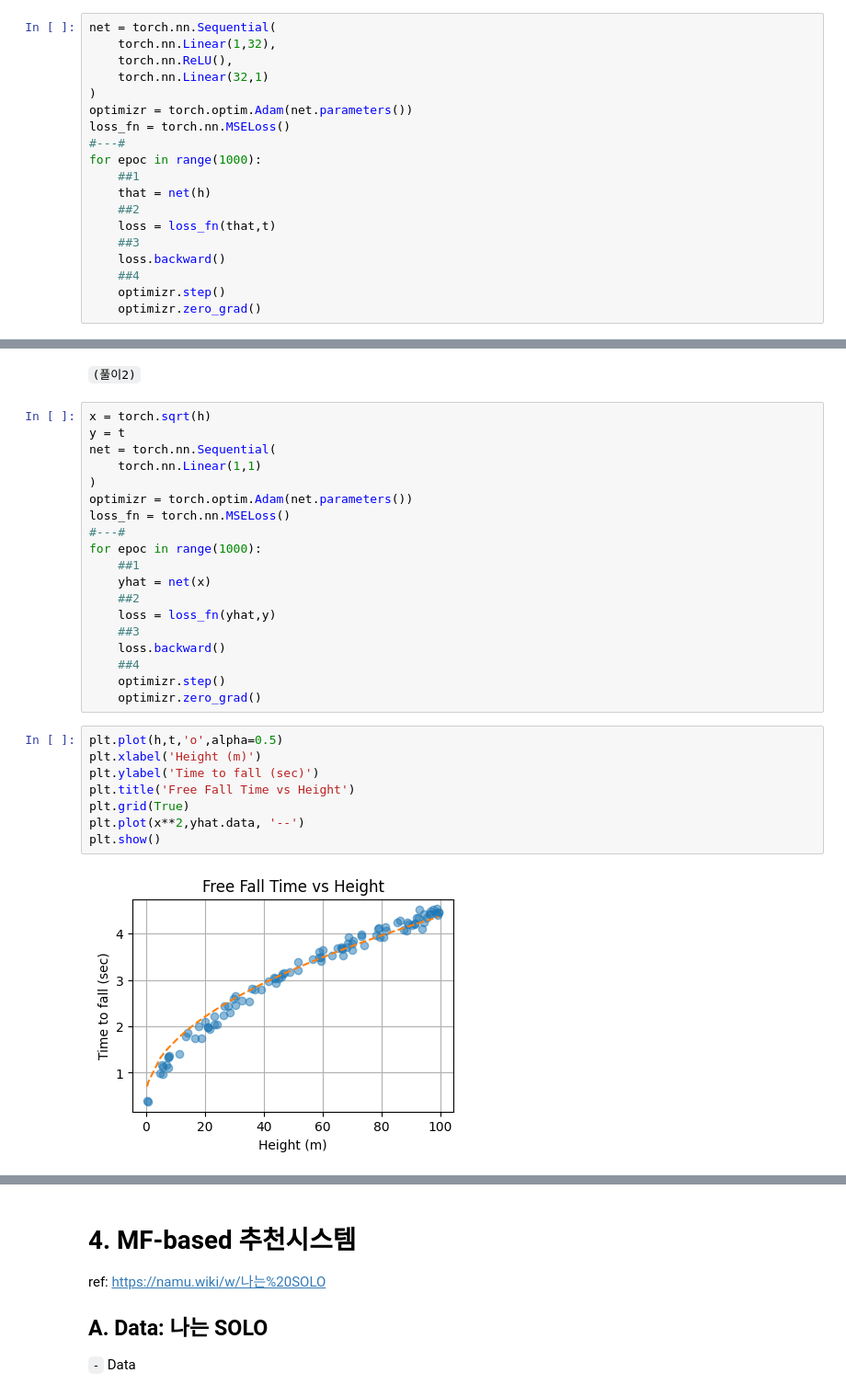
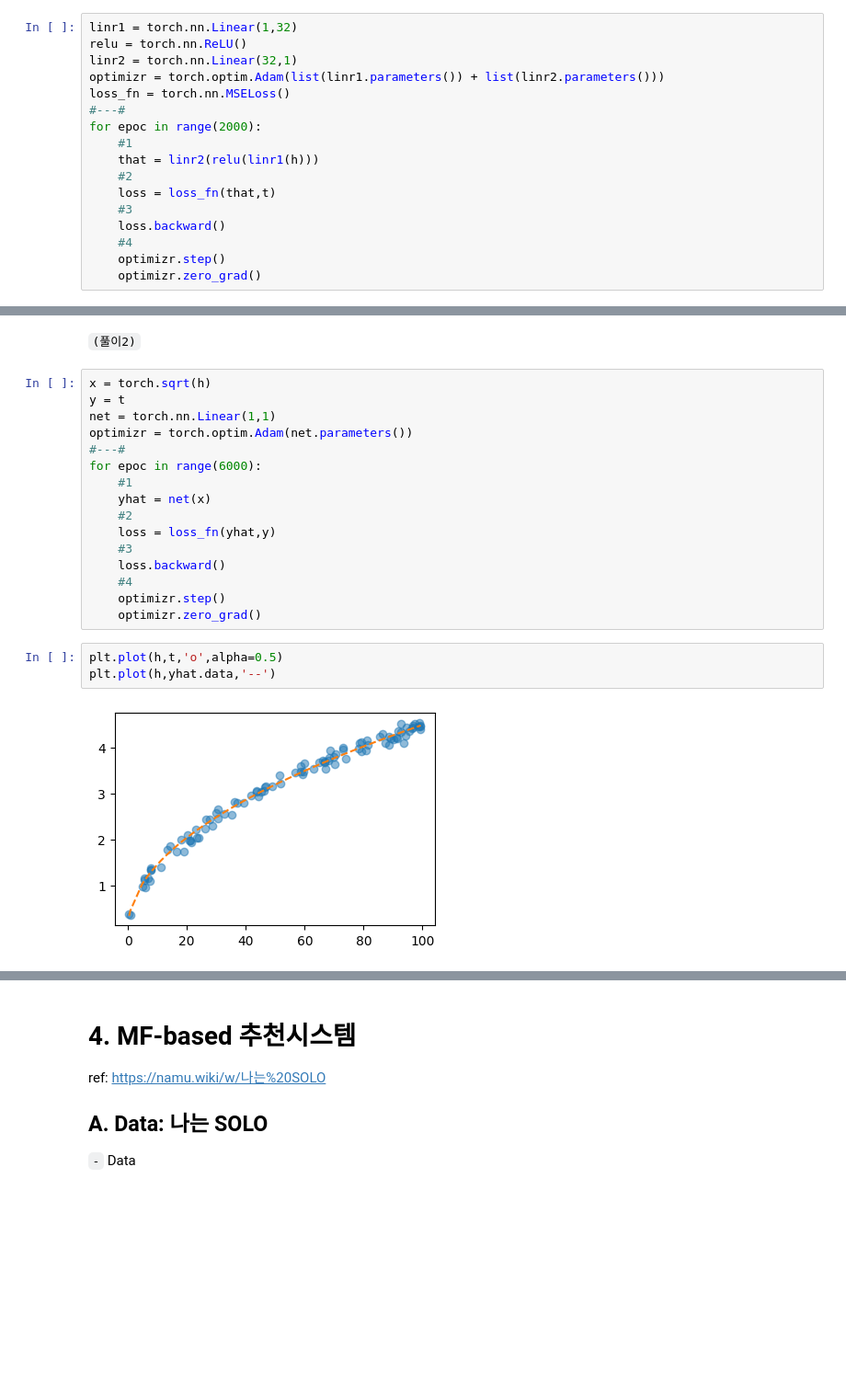
Before and after one commit to KimDoYoung1997/DL2025, a Jupyter notebook: docs/posts/10wk-2.out.ipynb, the cells around one changed output, grey strips where cells are left out. Shown at 92% size. Cells and saved outputs as stored; diff of their text form; blank space fills up the shorter version.

```diff
--- a/docs/posts/10wk-2.out.ipynb
+++ b/docs/posts/10wk-2.out.ipynb
@@ -180,20 +170,18 @@ $$t_i = \beta_0 + \beta_1 \sqrt{h_i}+\epsilon_i, \quad \epsilon_i \sim {\cal N}(
 # %%
-net = torch.nn.Sequential(
-    torch.nn.Linear(1,32),
-    torch.nn.ReLU(),
-    torch.nn.Linear(32,1)
-)
-optimizr = torch.optim.Adam(net.parameters())
+linr1 = torch.nn.Linear(1,32)
+relu = torch.nn.ReLU()
+linr2 = torch.nn.Linear(32,1)
+optimizr = torch.optim.Adam(list(linr1.parameters()) + list(linr2.parameters()))
 loss_fn = torch.nn.MSELoss()
 #---#
-for epoc in range(1000):
-    ##1
-    that = net(h)
-    ##2
+for epoc in range(2000):
+    #1
+    that = linr2(relu(linr1(h)))
+    #2
     loss = loss_fn(that,t)
-    ##3
+    #3
     loss.backward()
-    ##4
+    #4
     optimizr.step()
     optimizr.zero_grad()
 # %%
@@ -214,30 +197,22 @@ net(hh)
 # %%
 x = torch.sqrt(h)
 y = t
-net = torch.nn.Sequential(
-    torch.nn.Linear(1,1)
-)
+net = torch.nn.Linear(1,1)
 optimizr = torch.optim.Adam(net.parameters())
-loss_fn = torch.nn.MSELoss()
 #---#
-for epoc in range(1000):
-    ##1
+for epoc in range(6000):
+    #1
     yhat = net(x)
-    ##2
+    #2
     loss = loss_fn(yhat,y)
-    ##3
+    #3
     loss.backward()
-    ##4
+    #4
     optimizr.step()
     optimizr.zero_grad()
 # %%
 plt.plot(h,t,'o',alpha=0.5)
-plt.xlabel('Height (m)')
-plt.ylabel('Time to fall (sec)')
-plt.title('Free Fall Time vs Height')
-plt.grid(True)
-plt.plot(x**2,yhat.data, '--')
-plt.show()
+plt.plot(h,yhat.data,'--')
 # %% [output]
-[figure, old version]
+[figure, new version]
 # %%
```
Also changed, not shown: parts of 39 cells of this notebook, 37 other files.
